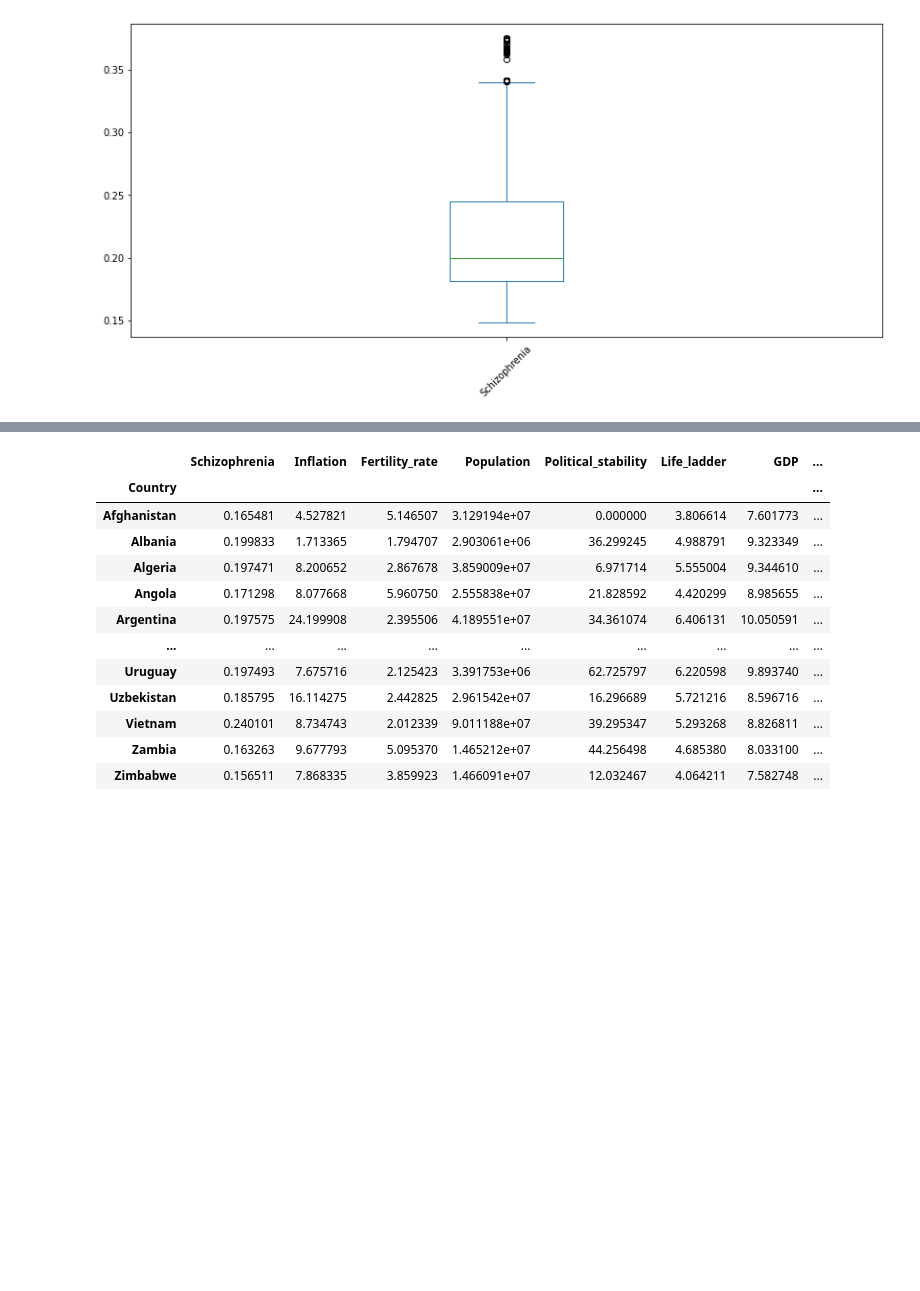
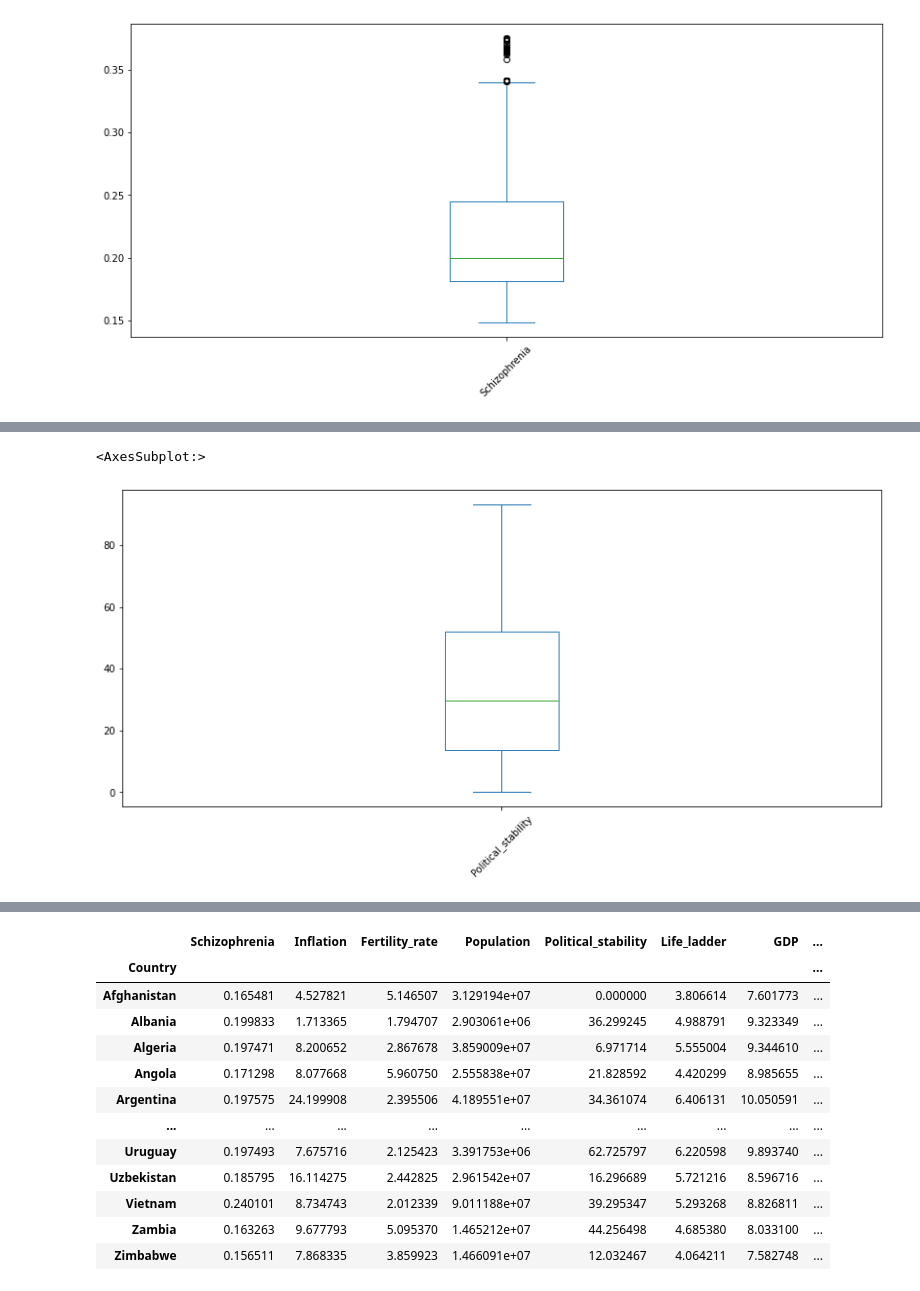
Before and after one commit to QingG26/ite4, a Jupyter notebook: ite4.ipynb, the cells around one changed output, grey strips where cells are left out. Saved outputs shown, nothing was run; the diff lists cells and outputs as text; code cells hidden in the pictures; blank space fills up the shorter version.

```diff
--- a/ite4.ipynb
+++ b/ite4.ipynb
@@ -407,0 +430,5 @@ data['Schizophrenia'].plot.box(rot=45, figsize = (14, 6))
+# %%
+data['Political_stability'].plot.box(rot=45, figsize = (14, 6))
+# %% [output]
+<AxesSubplot:>
+[figure, added]
```
Also changed, not shown: parts of 58 cells of this notebook.
